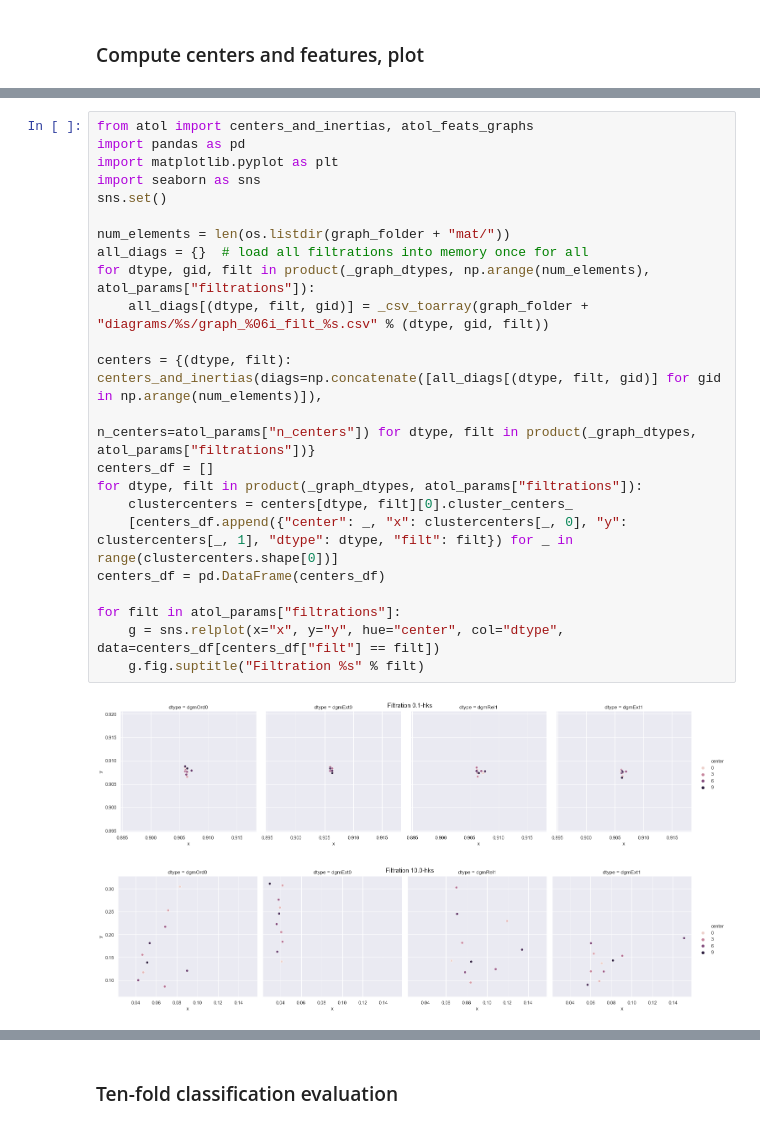
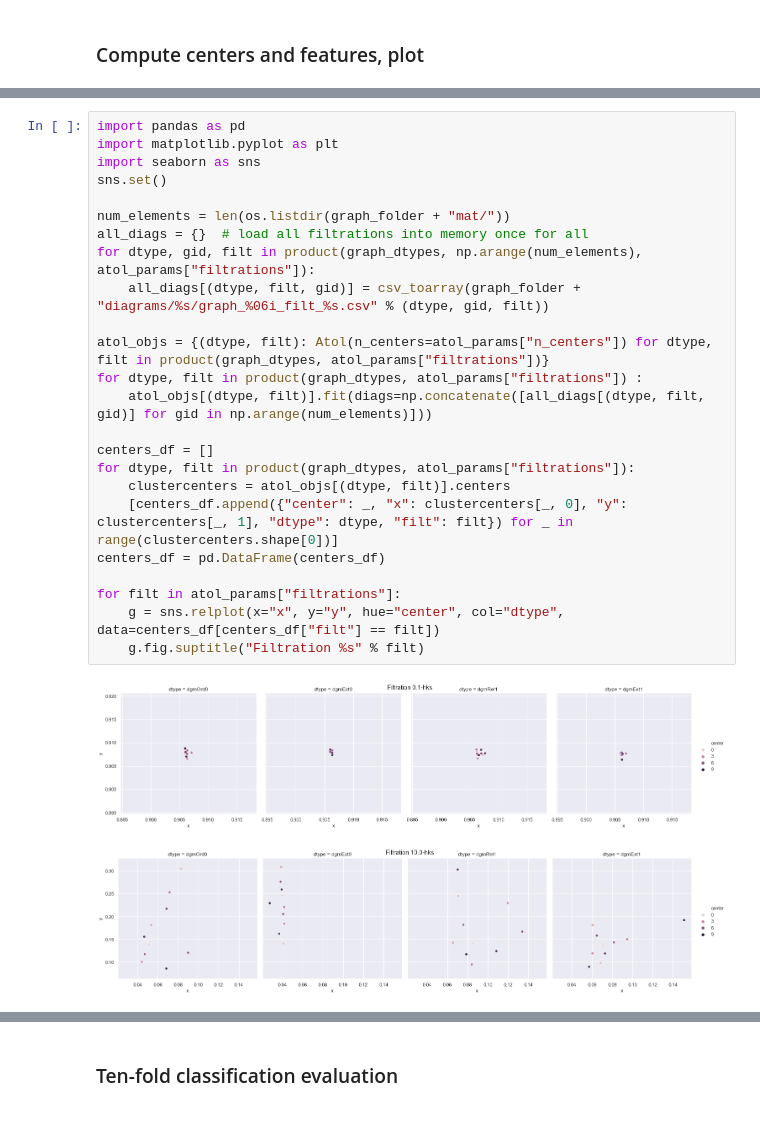
Before and after one commit to martinroyer/atol, a Jupyter notebook: demo/atol-demo.ipynb, the cells around one changed output, grey strips where cells are left out. Saved outputs shown, nothing was run; the diff lists cells and outputs as text.

Commit message:
introduce Atol class with fit/transform attributes

```diff
--- a/demo/atol-demo.ipynb
+++ b/demo/atol-demo.ipynb
@@ -39,27 +42,28 @@ from atol.atol import _graph_dtypes, _csv_toarray
 # %%
-from atol import centers_and_inertias, atol_feats_graphs
 import pandas as pd
 import matplotlib.pyplot as plt
 import seaborn as sns
 sns.set()
 
 num_elements = len(os.listdir(graph_folder + "mat/"))
 all_diags = {}  # load all filtrations into memory once for all
-for dtype, gid, filt in product(_graph_dtypes, np.arange(num_elements), atol_params["filtrations"]):
-    all_diags[(dtype, filt, gid)] = _csv_toarray(graph_folder + "diagrams/%s/graph_%06i_filt_%s.csv" % (dtype, gid, filt))
+for dtype, gid, filt in product(graph_dtypes, np.arange(num_elements), atol_params["filtrations"]):
+    all_diags[(dtype, filt, gid)] = csv_toarray(graph_folder + "diagrams/%s/graph_%06i_filt_%s.csv" % (dtype, gid, filt))
 
-centers = {(dtype, filt): centers_and_inertias(diags=np.concatenate([all_diags[(dtype, filt, gid)] for gid in np.arange(num_elements)]),
-                                               n_centers=atol_params["n_centers"]) for dtype, filt in product(_graph_dtypes, atol_params["filtrations"])}
+atol_objs = {(dtype, filt): Atol(n_centers=atol_params["n_centers"]) for dtype, filt in product(graph_dtypes, atol_params["filtrations"])}
+for dtype, filt in product(graph_dtypes, atol_params["filtrations"]) :
+    atol_objs[(dtype, filt)].fit(diags=np.concatenate([all_diags[(dtype, filt, gid)] for gid in np.arange(num_elements)]))
+
 centers_df = []
-for dtype, filt in product(_graph_dtypes, atol_params["filtrations"]):
-    clustercenters = centers[dtype, filt][0].cluster_centers_
+for dtype, filt in product(graph_dtypes, atol_params["filtrations"]):
+    clustercenters = atol_objs[(dtype, filt)].centers
     [centers_df.append({"center": _, "x": clustercenters[_, 0], "y": clustercenters[_, 1], "dtype": dtype, "filt": filt}) for _ in range(clustercenters.shape[0])]
 centers_df = pd.DataFrame(centers_df)
 
 for filt in atol_params["filtrations"]:
     g = sns.relplot(x="x", y="y", hue="center", col="dtype", data=centers_df[centers_df["filt"] == filt])
     g.fig.suptitle("Filtration %s" % filt)
 # %% [output]
 [figure]
-[figure, old version]
+[figure, new version]
 # %%
```
Also changed, not shown: parts of 2 cells of this notebook, 2 other files.
